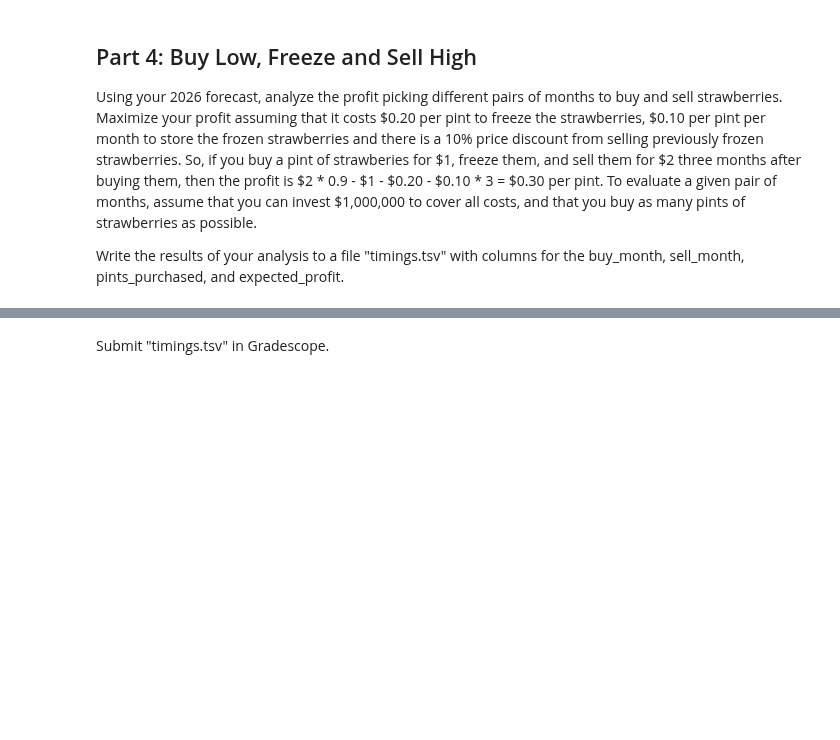
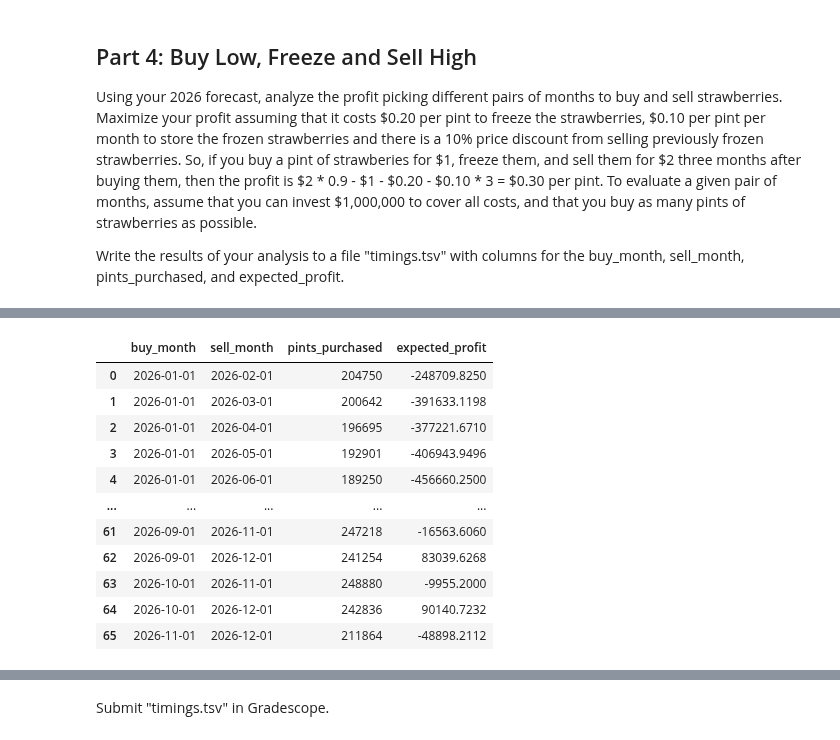
Before and after one commit to nwing2/DX704_Homework, a Jupyter notebook: dx704-project-02.ipynb, the cells around one changed output, grey strips where cells are left out. Cells and saved outputs as stored; diff of their text form; code cells hidden in the pictures; blank space fills up the shorter version.

```diff
--- a/dx704-project-02.ipynb
+++ b/dx704-project-02.ipynb
@@ -87,0 +467,8 @@ Write the results of your analysis to a file "timings.tsv" with columns for the
+# %%
+# Set up the constans
+investment = 1_000_000
+freezing_cost = 0.20
+storage_cost_per_month = 0.10
+selling_discount = 0.90
+
+results = []
@@ -87,0 +491,72 @@ Write the results of your analysis to a file "timings.tsv" with columns for the
+# %%
+# Loop through every possile buy month
+for buy_index in range(len(strawberry_forecast)):
+
+    #grab the month and forecasted price
+    buy_month = strawberry_forecast.iloc[buy_index]["month"]
+    buy_price = strawberry_forecast.iloc[buy_index]["price"]
+
+    # Try every later sell month (only want to sell after buying)
+    for sell_index in range(
+        buy_index + 1, # prevents selling in the same month or before we bought
+        len(strawberry_forecast)
+    ):
+        sell_month = strawberry_forecast.iloc[sell_index]["month"]
+        sell_price = strawberry_forecast.iloc[sell_index]["price"]
+
+        # Calculate how many months the strawberries are stored
+        month_stored = sell_index - buy_index
+
+        # Calculate total cost per pint
+        cost_per_pint = (
+            buy_price
+            + freezing_cost
+            + storage_cost_per_month * month_stored
+        )
+
+        # Calculate how many pints we can buy
+        # Use floor as cannot buy a fraction of a pint
+        # Make it an integer
+        pints_purchased = int(
+            np.floor(investment / cost_per_pint)
+        )
+
+        # Apply the 10% selling discount
+        discounted_sell_price = (
+            sell_price * selling_discount
+        )
+
+        # Calculate profit per pint
+        profit_per_pint = (
+            discounted_sell_price
+            - cost_per_pint
+        )
+
+        # Calculate total expected profit
+        expected_profit = (
+            pints_purchased * profit_per_pint
+        )
+
+        # Save each combination
+        results.append({
+            "buy_month": buy_month,
+            "sell_month": sell_month,
+            "pints_purchased": pints_purchased,
+            "expected_profit": expected_profit
+        })
+
+timings = pd.DataFrame(results)
+timings
+# %% [output]
+|  | buy_month | sell_month | pints_purchased | expected_profit |
+| 0 | 2026-01-01 | 2026-02-01 | 204750 | -248709.8250 |
+| 1 | 2026-01-01 | 2026-03-01 | 200642 | -391633.1198 |
+| 2 | 2026-01-01 | 2026-04-01 | 196695 | -377221.6710 |
+| 3 | 2026-01-01 | 2026-05-01 | 192901 | -406943.9496 |
+| 4 | 2026-01-01 | 2026-06-01 | 189250 | -456660.2500 |
+| ... | ... | ... | ... | ... |
+| 61 | 2026-09-01 | 2026-11-01 | 247218 | -16563.6060 |
+| 62 | 2026-09-01 | 2026-12-01 | 241254 | 83039.6268 |
+| 63 | 2026-10-01 | 2026-11-01 | 248880 | -9955.2000 |
+| 64 | 2026-10-01 | 2026-12-01 | 242836 | 90140.7232 |
+| 65 | 2026-11-01 | 2026-12-01 | 211864 | -48898.2112 |
```
Also changed, not shown: parts of 42 cells of this notebook, 6 other files.
